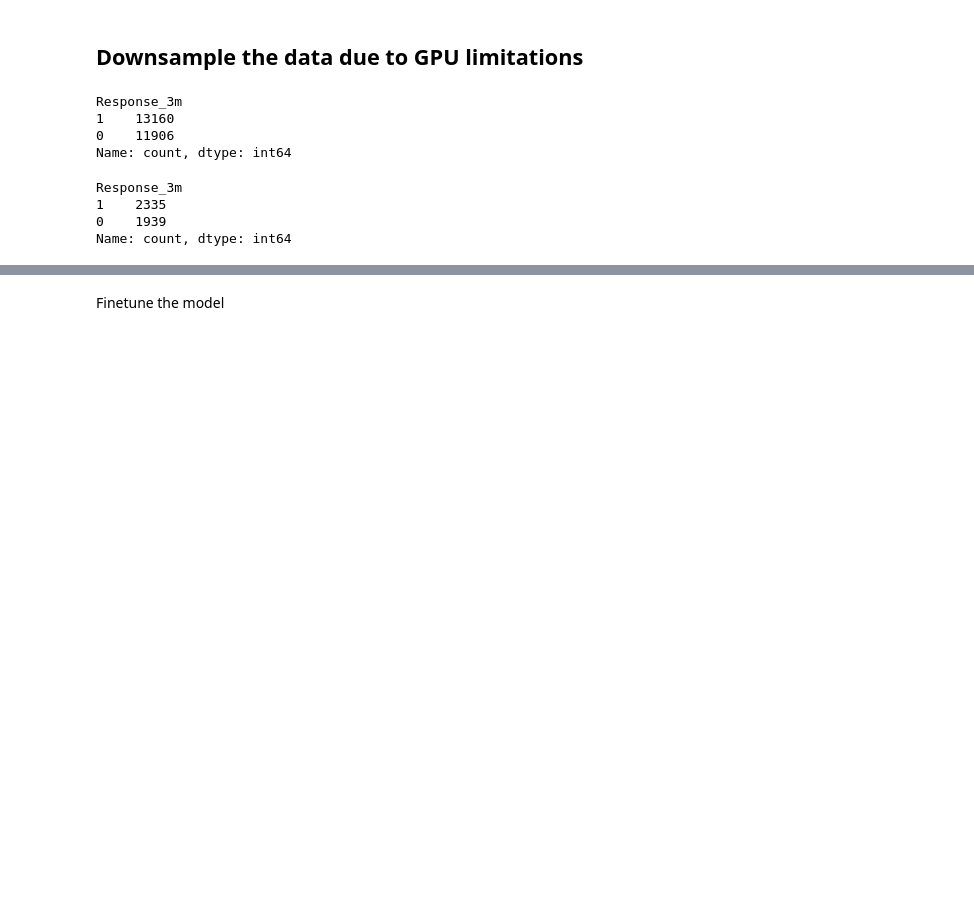
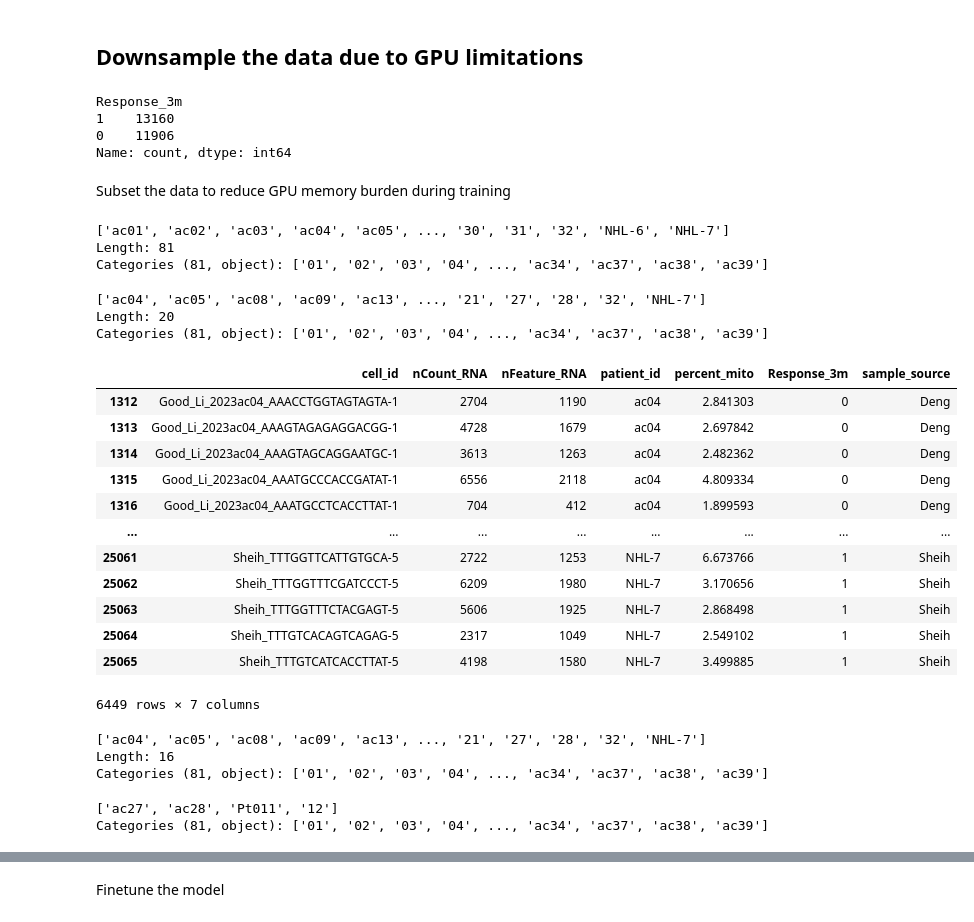
Before and after one commit to KristinTsui/scFoundation, a Jupyter notebook: model/Finetune_patient_outcome_classification.ipynb, the cells around one changed output, grey strips where cells are left out. Cells and saved outputs as stored; diff of their text form; code cells hidden in the pictures; blank space fills up the shorter version.

```diff
--- a/model/Finetune_patient_outcome_classification.ipynb
+++ b/model/Finetune_patient_outcome_classification.ipynb
@@ -50,0 +40,10 @@ labels_df_downsampled = labels_df[labels_df['patient_id'].isin(sampled_patient_i
+# %% [markdown]
+Subset the data to reduce GPU memory burden during training
+# %%
+labels_df.patient_id = labels_df.patient_id.astype('category')
+# %%
+labels_df.patient_id.unique()
+# %% [output]
+['ac01', 'ac02', 'ac03', 'ac04', 'ac05', ..., '30', '31', '32', 'NHL-6', 'NHL-7']
+Length: 81
+Categories (81, object): ['01', '02', '03', '04', ..., 'ac34', 'ac37', 'ac38', 'ac39']
@@ -51,7 +74,22 @@ labels_df_downsampled = labels_df[labels_df['patient_id'].isin(sampled_patient_i
+# %%
+labels_df_downsampled.patient_id.unique()
+# %% [output]
+['ac04', 'ac05', 'ac08', 'ac09', 'ac13', ..., '21', '27', '28', '32', 'NHL-7']
+Length: 20
+Categories (81, object): ['01', '02', '03', '04', ..., 'ac34', 'ac37', 'ac38', 'ac39']
 # %%
-labels_df_downsampled["Response_3m"].value_counts()
+labels_df_downsampled
 # %% [output]
+|  | cell_id | nCount_RNA | nFeature_RNA | patient_id | percent_mito | Response_3m | sample_source |
+| 1312 | Good_Li_2023ac04_AAACCTGGTAGTAGTA-1 | 2704 | 1190 | ac04 | 2.841303 | 0 | Deng |
+| 1313 | Good_Li_2023ac04_AAAGTAGAGAGGACGG-1 | 4728 | 1679 | ac04 | 2.697842 | 0 | Deng |
+| 1314 | Good_Li_2023ac04_AAAGTAGCAGGAATGC-1 | 3613 | 1263 | ac04 | 2.482362 | 0 | Deng |
+| 1315 | Good_Li_2023ac04_AAATGCCCACCGATAT-1 | 6556 | 2118 | ac04 | 4.809334 | 0 | Deng |
+| 1316 | Good_Li_2023ac04_AAATGCCTCACCTTAT-1 | 704 | 412 | ac04 | 1.899593 | 0 | Deng |
+| ... | ... | ... | ... | ... | ... | ... | ... |
+| 25061 | Sheih_TTTGGTTCATTGTGCA-5 | 2722 | 1253 | NHL-7 | 6.673766 | 1 | Sheih |
+| 25062 | Sheih_TTTGGTTTCGATCCCT-5 | 6209 | 1980 | NHL-7 | 3.170656 | 1 | Sheih |
+| 25063 | Sheih_TTTGGTTTCTACGAGT-5 | 5606 | 1925 | NHL-7 | 2.868498 | 1 | Sheih |
+| 25064 | Sheih_TTTGTCACAGTCAGAG-5 | 2317 | 1049 | NHL-7 | 2.549102 | 1 | Sheih |
+| 25065 | Sheih_TTTGTCATCACCTTAT-5 | 4198 | 1580 | NHL-7 | 3.499885 | 1 | Sheih |
-Response_3m
-1    2335
-0    1939
-Name: count, dtype: int64
+6449 rows × 7 columns
@@ -57,0 +107,11 @@ Name: count, dtype: int64
+# %%
+train_label.patient_id.unique()
+# %% [output]
+['ac04', 'ac05', 'ac08', 'ac09', 'ac13', ..., '21', '27', '28', '32', 'NHL-7']
+Length: 16
+Categories (81, object): ['01', '02', '03', '04', ..., 'ac34', 'ac37', 'ac38', 'ac39']
+# %%
+test_label.patient_id.unique()
+# %% [output]
+['ac27', 'ac28', 'Pt011', '12']
+Categories (81, object): ['01', '02', '03', '04', ..., 'ac34', 'ac37', 'ac38', 'ac39']
```
Also changed, not shown: parts of 21 cells of this notebook, 1 other file.
